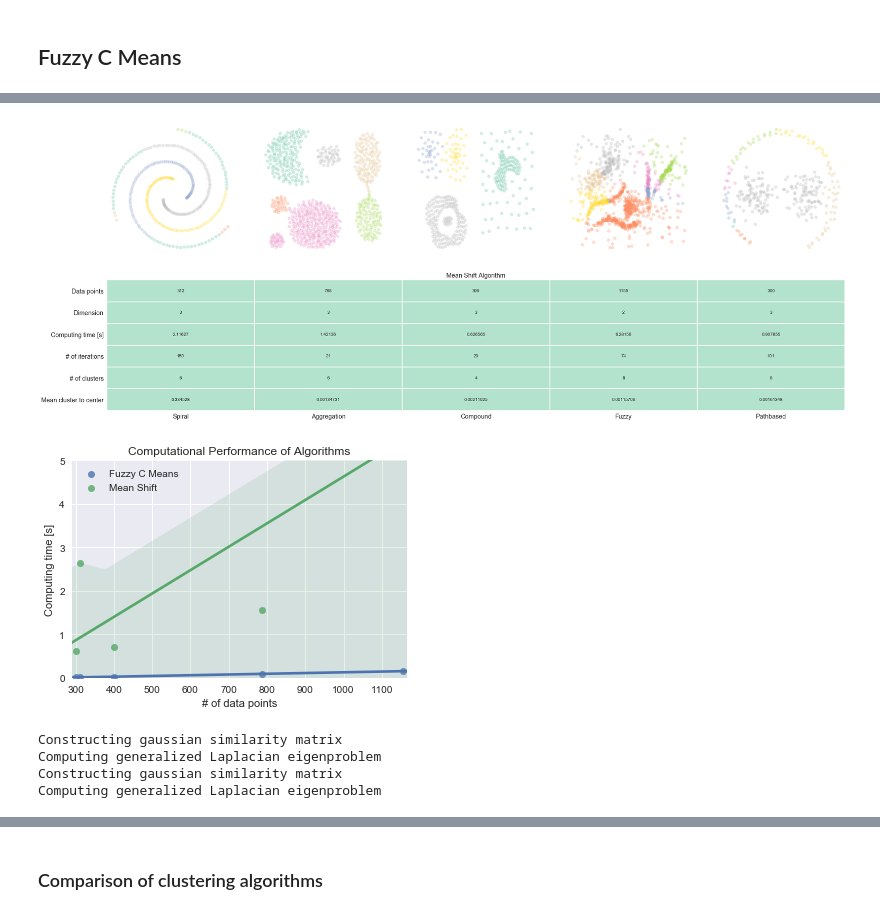
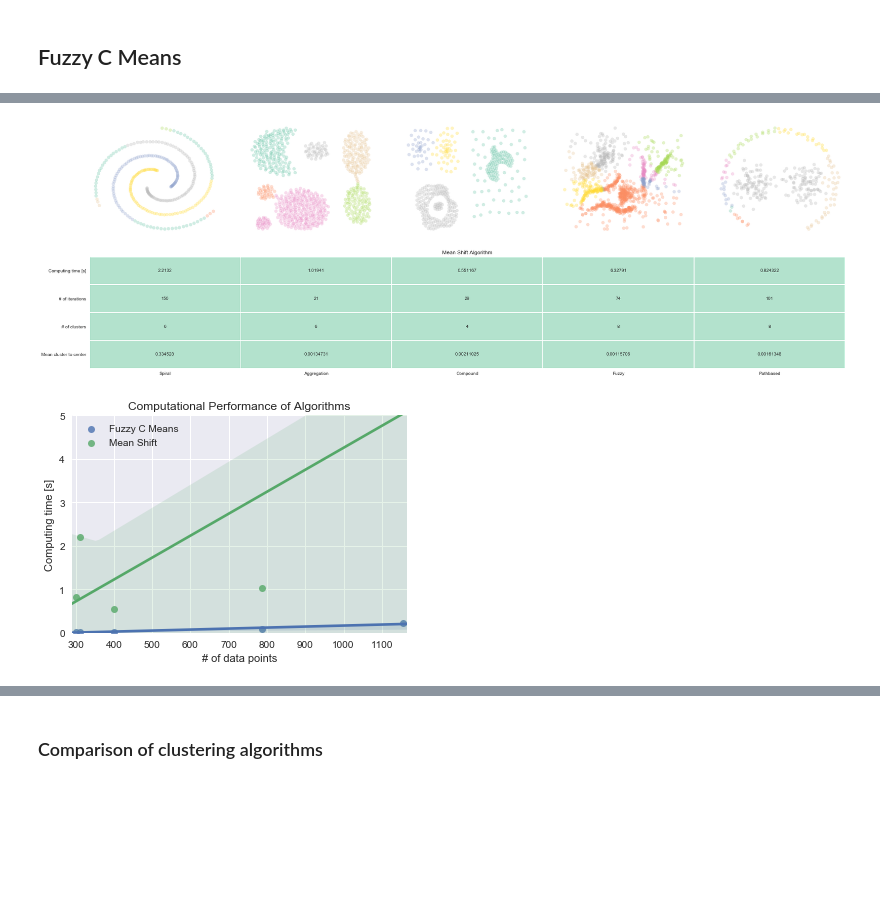
Before and after one commit to clustertoolsgroup/clustertools_project, a Jupyter notebook: presentation.ipynb, the cells around one changed output, grey strips where cells are left out. Drawn from its saved outputs; the diff is of its cells as text; code cells hidden in the pictures; blank space fills up the shorter version.

Commit message:
computational tests seperately

```diff
--- a/presentation.ipynb
+++ b/presentation.ipynb
@@ -139,29 +144,25 @@ plt.show()
 # %%
-ax, row_labels, column_labels = format_subplots((30,12))
-
-dataset = [spiral, aggr, compound, fuzzy, pathbased]
-clusternumber= [3,7,4,5,3]
-results = np.zeros((2,6,5))
-ax[0].axis('off')
+ax, row_labels, column_labels = format_subplots()
+clusternumber= [3,7,5,6,3]
+results = np.zeros((2,4,5))
 for i in range(5):
-    results[0, 0,i] = int(np.size(dataset[i],0))
-    results[0, 1,i] = int(np.size(dataset[i],1))
+    #results[0, 0,i] = int(np.size(dataset[i],0))
+    #results[0, 1,i] = int(np.size(dataset[i],1))
     data = dataset[i]
     c=clusternumber[i]
-    results[0, 4,i] = c
+    results[0, 2,i] = c
     f = FuzzyCMeans(data,c, verbose = False )
     f.fit()
     labels = f._cluster_labels
-    results[0, 5,i] = np.mean(f._cluster_dist)
-    results[0, 2,i] = f._time
-    results[0, 3,i] = f._iter
+    results[0, 3,i] = np.mean(f._cluster_dist)
+    results[0, 0,i] = f._time
+    results[0, 1,i] = f._iter
     ax[i].scatter(data[:,0],data[:,1],alpha=.3, c = labels, cmap='Set2')
     ax[i].axis('off')
 
 
 df = pd.DataFrame(results[0,:,:], row_labels, column_labels)
 ax6 = sns.heatmap(df,vmin=0, vmax=10000, annot=True,cbar = False, fmt="g", linewidths=1, cmap="Pastel2")
-
-plt.title('Fuzzy C Means Algorithm')
+plt.title('Fuzzy C Means')
 plt.show()
 # %% [output]
@@ -169,39 +170,37 @@ plt.show()
 # %%
-ax, row_labels, column_labels = format_subplots((30,12))
-
-dataset = [spiral, aggr, compound, fuzzy, pathbased]
+ax, row_labels, column_labels = format_subplots()
 
 for i in range(5):
-    results[1,0,i] = int(np.size(dataset[i],0))
-    results[1,1,i] = int(np.size(dataset[i],1))
+    #results[1,0,i] = int(np.size(dataset[i],0))
+    #results[1,1,i] = int(np.size(dataset[i],1))
     data = dataset[i]
     ms = MeanShift(data, verbose = False)
     ms.fit()
     labels = ms._cluster_labels
-    results[1,5,i] = np.mean(ms._cluster_dist)
-    results[1,2,i] = ms._time
-    results[1,3,i] = ms._iter
-    results[1,4,i] = max(labels)
+    results[1,3,i] = np.mean(ms._cluster_dist)
+    results[1,0,i] = ms._time
+    results[1,1,i] = ms._iter
+    results[1,2,i] = max(labels)
     ax[i].scatter(data[:,0],data[:,1],alpha=.3, c = labels, cmap='Set2')
     ax[i].axis('off')
 
 df = pd.DataFrame(results[1,:,:], row_labels, column_labels)
 
 ax6 = sns.heatmap(df,vmin=0, vmax=10000, annot=True,cbar = False, fmt="g", linewidths=1, cmap="Pastel2")
 
 plt.title('Mean Shift Algorithm')
 plt.show()
 # %% [output]
-[figure, old version]
+[figure, new version]
 # %%
 #not good because data has different dimensions, d=2 and 3
-ax = sns.regplot(x=results[0,0,:], y=results[0,2,:],  label='Fuzzy C Means')
-ax = sns.regplot(x=results[1,0,:], y=results[1,2,:],  label='Mean Shift')
-plt.gca().axis([min(results[0,0,:])-10, max(results[0,0,:])+10, 0, 5])
+ax = sns.regplot(x=datasetresults[0,:], y=results[0,0,:],  label='Fuzzy C Means')
+ax = sns.regplot(x=datasetresults[0,:], y=results[1,0,:],  label='Mean Shift')
+plt.gca().axis([min(datasetresults[0,:])-10, max(datasetresults[0,:])+10, 0, 5])
 plt.gca().set_xlabel('# of data points')
 plt.gca().set_ylabel('Computing time [s]')
 plt.title('Computational Performance of Algorithms')
 plt.legend()
 plt.show()
 # %% [output]
-[figure, old version]
+[figure, new version]
@@ -248,11 +206,0 @@ def computational_complexity(datapoints, data):
-# %%
-birch3=load_birch3_data(scale = 'True')
-data= birch3[:6000,:2]
-datapoints = np.arange(0, np.shape(data)[0], 2500)[1:]
-
-time, method_label = computational_complexity(datapoints, data)
-# %% [output]
-Constructing gaussian similarity matrix
-Computing generalized Laplacian eigenproblem
-Constructing gaussian similarity matrix
-Computing generalized Laplacian eigenproblem
```
Also changed, not shown: parts of 11 cells of this notebook, 1 other file.
